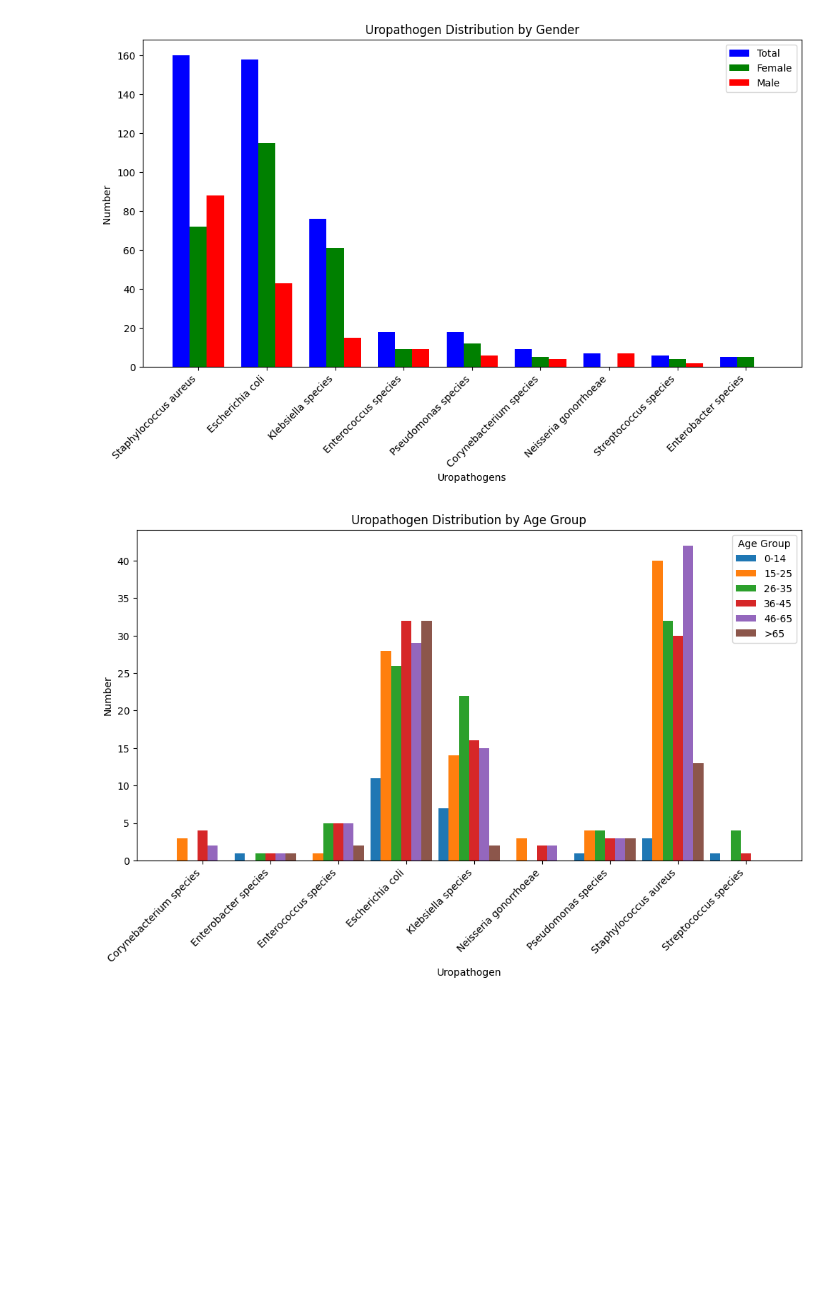
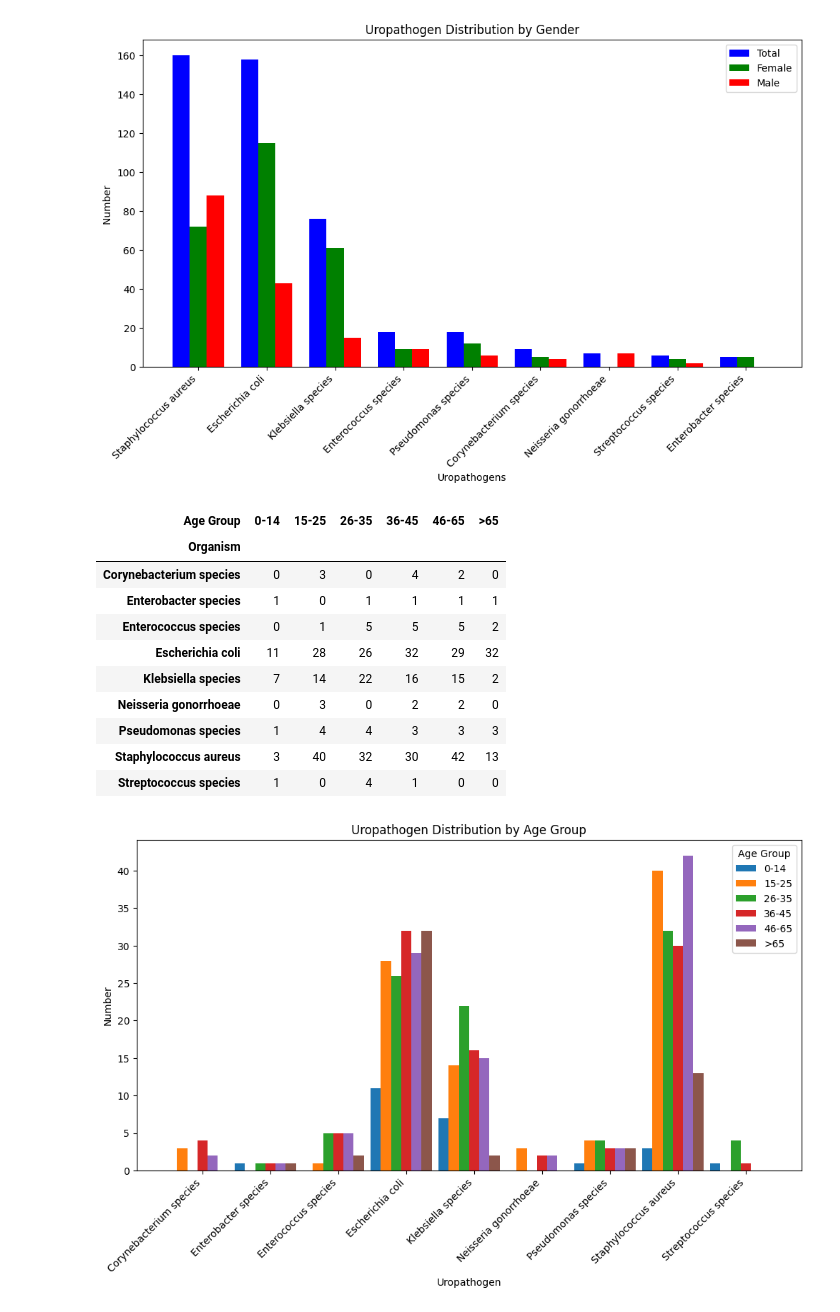
Before and after one commit to nakatoconstance/nakatoconstance, a Jupyter notebook: MDR_FULLDATASET_submitted_Final.ipynb, the cells around one changed output. Drawn from its saved outputs; the diff is of its cells as text; code cells hidden in the pictures; blank space fills up the shorter version.

```diff
--- a/MDR_FULLDATASET_submitted_Final.ipynb
+++ b/MDR_FULLDATASET_submitted_Final.ipynb
@@ -1246,6 +1414,25 @@ ax.legend()
 plt.show()
 # %% [output]
 [figure]
+# %%
+# prompt: code to calculate organism_counts_by_age_group
+
+# Assuming 'filtered_data' DataFrame is already created as in your provided code.
+
+organism_counts_by_age_group = filtered_data.groupby(['Organism', 'Age Group'])['Organism'].count().unstack(fill_value=0)
+organism_counts_by_age_group
+# %% [output]
+| Age Group | 0-14 | 15-25 | 26-35 | 36-45 | 46-65 | >65 |
+| Organism |  |  |  |  |  |  |
+| Corynebacterium species | 0 | 3 | 0 | 4 | 2 | 0 |
+| Enterobacter species | 1 | 0 | 1 | 1 | 1 | 1 |
+| Enterococcus species | 0 | 1 | 5 | 5 | 5 | 2 |
+| Escherichia coli | 11 | 28 | 26 | 32 | 29 | 32 |
+| Klebsiella species | 7 | 14 | 22 | 16 | 15 | 2 |
+| Neisseria gonorrhoeae | 0 | 3 | 0 | 2 | 2 | 0 |
+| Pseudomonas species | 1 | 4 | 4 | 3 | 3 | 3 |
+| Staphylococcus aureus | 3 | 40 | 32 | 30 | 42 | 13 |
+| Streptococcus species | 1 | 0 | 4 | 1 | 0 | 0 |
 # %%
 import matplotlib.pyplot as plt
 import numpy as np
```
Also changed, not shown: parts of 26 cells of this notebook.
